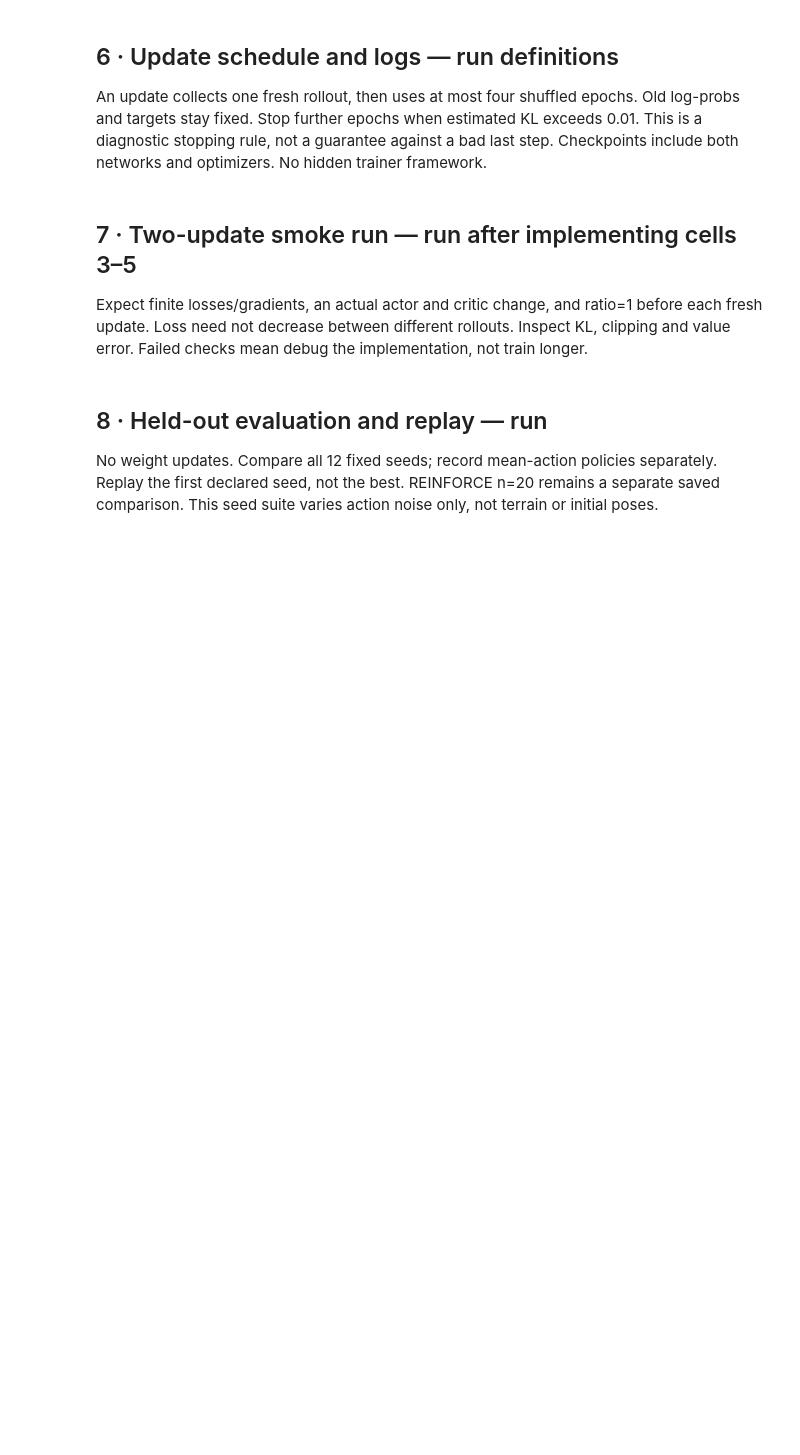
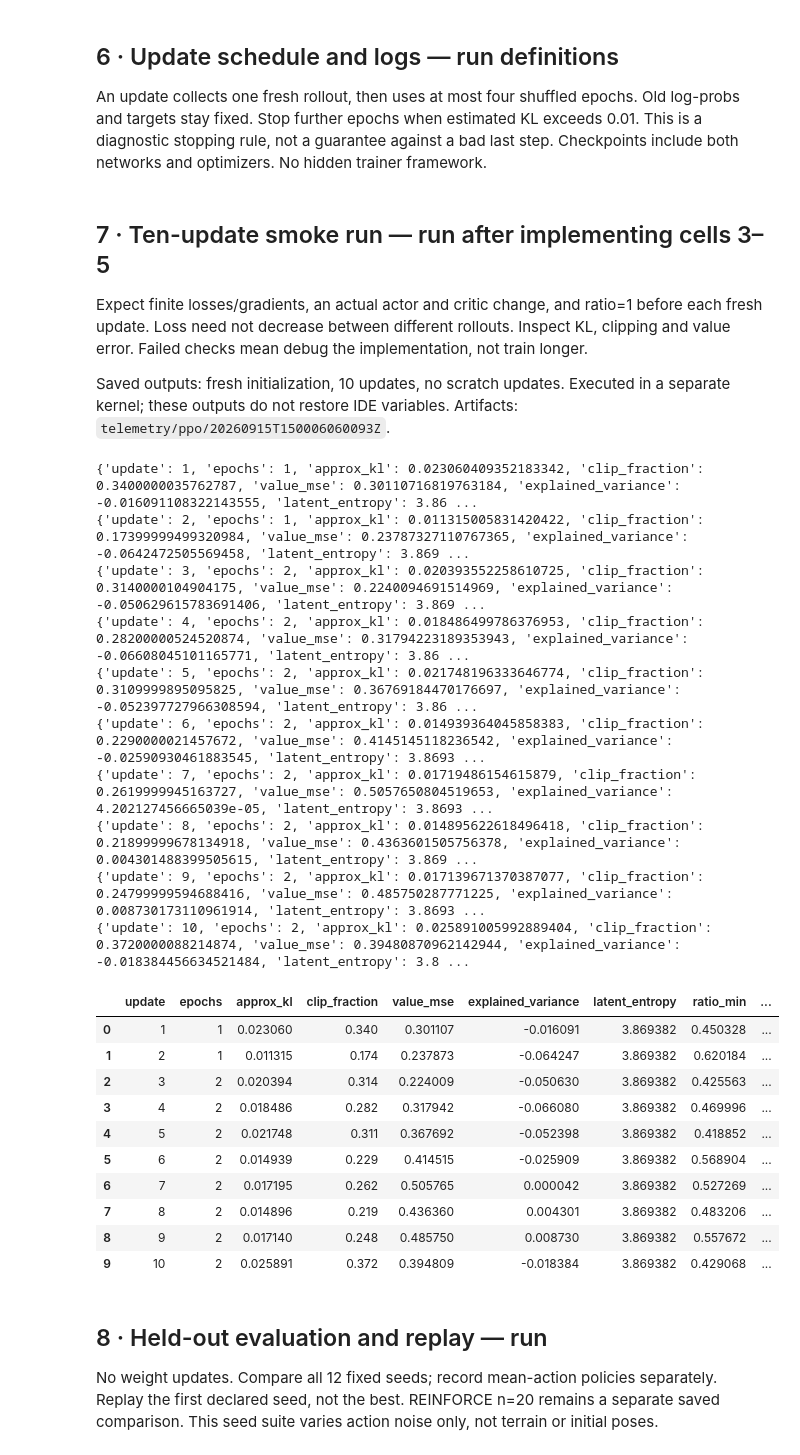
Before and after one commit to haidmoham/spider, a Jupyter notebook: lab/notebooks/04_mdp_contract.ipynb, the cells around one changed output. Cells and saved outputs as stored; diff of their text form; code cells hidden in the pictures; blank space fills up the shorter version.

```diff
--- a/lab/notebooks/04_mdp_contract.ipynb
+++ b/lab/notebooks/04_mdp_contract.ipynb
@@ -754,18 +734,42 @@ def train_ppo_block(number_updates):
             updates=ppo_updates, settings=SETTINGS, ppo=PPO), ppo_directory/f'checkpoint-{ppo_updates:05d}.pt')
         print(ppo_log[-1])
 # %% [markdown]
-## 7 · Two-update smoke run — run after implementing cells 3–5
+## 7 · Ten-update smoke run — run after implementing cells 3–5
 
 Expect finite losses/gradients, an actual actor and critic change, and ratio=1 before
 each fresh update. Loss need not decrease between different rollouts. Inspect KL,
 clipping and value error. Failed checks mean debug the implementation, not train longer.
+
+Saved outputs: fresh initialization, 10 updates, no scratch updates. Executed in a separate kernel; these outputs do not restore IDE variables. Artifacts: `telemetry/ppo/20260915T150006060093Z`.
 # %%
 actor_before = copy.deepcopy(actor.state_dict())
 critic_before = copy.deepcopy(critic.state_dict())
-train_ppo_block(2)
+train_ppo_block(10)
 assert any(not torch.equal(actor_before[k],v) for k,v in actor.state_dict().items())
 assert any(not torch.equal(critic_before[k],v) for k,v in critic.state_dict().items())
 display(pd.DataFrame(ppo_log))
+# %% [output]
+{'update': 1, 'epochs': 1, 'approx_kl': 0.023060409352183342, 'clip_fraction': 0.3400000035762787, 'value_mse': 0.30110716819763184, 'explained_variance': -0.016091108322143555, 'latent_entropy': 3.86 ...
+{'update': 2, 'epochs': 1, 'approx_kl': 0.011315005831420422, 'clip_fraction': 0.17399999499320984, 'value_mse': 0.23787327110767365, 'explained_variance': -0.0642472505569458, 'latent_entropy': 3.869 ...
+{'update': 3, 'epochs': 2, 'approx_kl': 0.020393552258610725, 'clip_fraction': 0.3140000104904175, 'value_mse': 0.2240094691514969, 'explained_variance': -0.050629615783691406, 'latent_entropy': 3.869 ...
+{'update': 4, 'epochs': 2, 'approx_kl': 0.018486499786376953, 'clip_fraction': 0.28200000524520874, 'value_mse': 0.31794223189353943, 'explained_variance': -0.06608045101165771, 'latent_entropy': 3.86 ...
+{'update': 5, 'epochs': 2, 'approx_kl': 0.021748196333646774, 'clip_fraction': 0.3109999895095825, 'value_mse': 0.36769184470176697, 'explained_variance': -0.052397727966308594, 'latent_entropy': 3.86 ...
+{'update': 6, 'epochs': 2, 'approx_kl': 0.014939364045858383, 'clip_fraction': 0.2290000021457672, 'value_mse': 0.4145145118236542, 'explained_variance': -0.02590930461883545, 'latent_entropy': 3.8693 ...
+{'update': 7, 'epochs': 2, 'approx_kl': 0.01719486154615879, 'clip_fraction': 0.2619999945163727, 'value_mse': 0.5057650804519653, 'explained_variance': 4.202127456665039e-05, 'latent_entropy': 3.8693 ...
+{'update': 8, 'epochs': 2, 'approx_kl': 0.014895622618496418, 'clip_fraction': 0.21899999678134918, 'value_mse': 0.4363601505756378, 'explained_variance': 0.004301488399505615, 'latent_entropy': 3.869 ...
+{'update': 9, 'epochs': 2, 'approx_kl': 0.017139671370387077, 'clip_fraction': 0.24799999594688416, 'value_mse': 0.485750287771225, 'explained_variance': 0.008730173110961914, 'latent_entropy': 3.8693 ...
+{'update': 10, 'epochs': 2, 'approx_kl': 0.025891005992889404, 'clip_fraction': 0.3720000088214874, 'value_mse': 0.39480870962142944, 'explained_variance': -0.018384456634521484, 'latent_entropy': 3.8 ...
+|  | update | epochs | approx_kl | clip_fraction | value_mse | explained_variance | latent_entropy | ratio_min | ... |
+| 0 | 1 | 1 | 0.023060 | 0.340 | 0.301107 | -0.016091 | 3.869382 | 0.450328 | ... |
+| 1 | 2 | 1 | 0.011315 | 0.174 | 0.237873 | -0.064247 | 3.869382 | 0.620184 | ... |
+| 2 | 3 | 2 | 0.020394 | 0.314 | 0.224009 | -0.050630 | 3.869382 | 0.425563 | ... |
+| 3 | 4 | 2 | 0.018486 | 0.282 | 0.317942 | -0.066080 | 3.869382 | 0.469996 | ... |
+| 4 | 5 | 2 | 0.021748 | 0.311 | 0.367692 | -0.052398 | 3.869382 | 0.418852 | ... |
+| 5 | 6 | 2 | 0.014939 | 0.229 | 0.414515 | -0.025909 | 3.869382 | 0.568904 | ... |
+| 6 | 7 | 2 | 0.017195 | 0.262 | 0.505765 | 0.000042 | 3.869382 | 0.527269 | ... |
+| 7 | 8 | 2 | 0.014896 | 0.219 | 0.436360 | 0.004301 | 3.869382 | 0.483206 | ... |
+| 8 | 9 | 2 | 0.017140 | 0.248 | 0.485750 | 0.008730 | 3.869382 | 0.557672 | ... |
+| 9 | 10 | 2 | 0.025891 | 0.372 | 0.394809 | -0.018384 | 3.869382 | 0.429068 | ... |
 # %% [markdown]
 ## 8 · Held-out evaluation and replay — run
 
```
Also changed, not shown: parts of 12 cells of this notebook, 2 other files.
